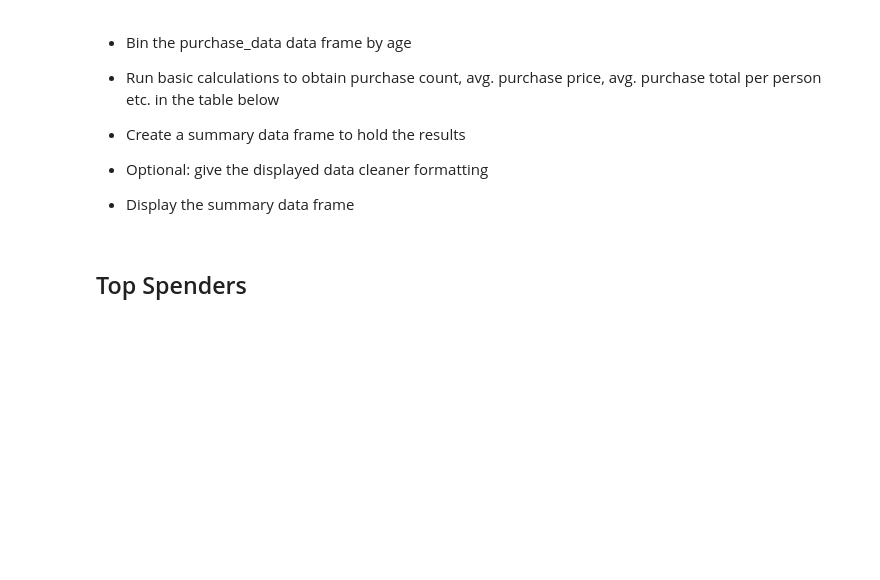
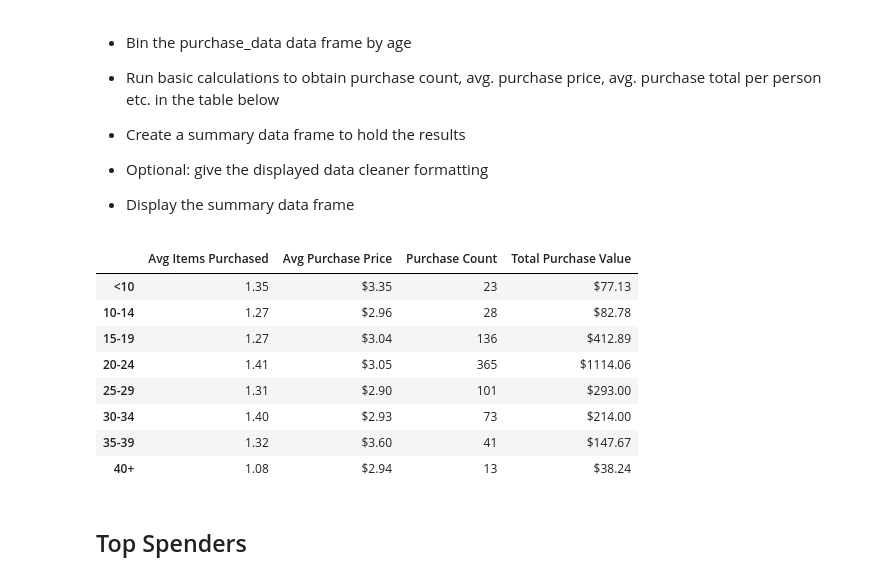
Before and after one commit to jasonmgarner/Personal-GitHub, a Jupyter notebook: Panda_Homework/HeroesOfPymoli/HeroesOfPymoli_starter.ipynb, the cells around one changed output. Saved outputs shown, nothing was run; the diff lists cells and outputs as text; code cells hidden in the pictures; blank space fills up the shorter version.

```diff
--- a/Panda_Homework/HeroesOfPymoli/HeroesOfPymoli_starter.ipynb
+++ b/Panda_Homework/HeroesOfPymoli/HeroesOfPymoli_starter.ipynb
@@ -282,66 +313,92 @@ Sub_Ten_Total = purchase_data.loc[(purchase_data["Age_Group"] == "<10")]
 Sub_Ten_Purchase = len(purchase_data.loc[(purchase_data["Age_Group"] == "<10")])
 Avg_Sub_Ten_Purchases = Sub_Ten_Total["Price"].sum() / Sub_Ten_Purchase
 Avg_Sub_Ten_Total = Sub_Ten_Purchase / Sub_Ten_Count
+Sub_Ten_Total_Purchase_Value = Sub_Ten_Purchase * Avg_Sub_Ten_Purchases
 
 Ten_Count = Dropped_Duplicates.loc[Dropped_Duplicates.Age_Group == '10-14', 'Age_Group'].count()
 Ten_Total = purchase_data.loc[(purchase_data["Age_Group"] == "10-14")]
 Ten_Purchase = len(purchase_data.loc[(purchase_data["Age_Group"] == "10-14")])
 Avg_Ten_Purchases = Ten_Total["Price"].sum() / Ten_Purchase
 Avg_Ten_Total = Ten_Purchase / Ten_Count
+Ten_Total_Purchase_Value = Ten_Purchase * Avg_Ten_Purchases
 
 Fifteen_Count = Dropped_Duplicates.loc[Dropped_Duplicates.Age_Group == '15-19', 'Age_Group'].count()
 Fifteen_Total = purchase_data.loc[(purchase_data["Age_Group"] == "15-19")]
 Fifteen_Purchase = len(purchase_data.loc[(purchase_data["Age_Group"] == "15-19")])
 Avg_Fifteen_Purchases = Fifteen_Total["Price"].sum() / Fifteen_Purchase
 Avg_Fifteen_Total = Fifteen_Purchase / Fifteen_Count
+Fifteen_Total_Purchase_Value = Fifteen_Purchase * Avg_Fifteen_Purchases
 
 Twenty_Count = Dropped_Duplicates.loc[Dropped_Duplicates.Age_Group == '20-24', 'Age_Group'].count()
 Twenty_Total = purchase_data.loc[(purchase_data["Age_Group"] == "20-24")]
 Twenty_Purchase = len(purchase_data.loc[(purchase_data["Age_Group"] == "20-24")])
 Avg_Twenty_Purchases = Twenty_Total["Price"].sum() / Twenty_Purchase
 Avg_Twenty_Total = Twenty_Purchase / Twenty_Count
+Twenty_Total_Purchase_Value = Twenty_Purchase * Avg_Twenty_Purchases
 
 Twenty_Five_Count = Dropped_Duplicates.loc[Dropped_Duplicates.Age_Group == '25-29', 'Age_Group'].count()
 Twenty_Five_Total = purchase_data.loc[(purchase_data["Age_Group"] == "25-29")]
 Twenty_Five_Purchase = len(purchase_data.loc[(purchase_data["Age_Group"] == "25-29")])
 Avg_Twenty_Five_Purchases = Twenty_Five_Total["Price"].sum() / Twenty_Five_Purchase
 Avg_Twenty_Five_Total = Twenty_Five_Purchase / Twenty_Five_Count
+Twenty_Five_Total_Purchase_Value = Twenty_Five_Purchase * Avg_Twenty_Five_Purchases
 
 Thirty_Count = Dropped_Duplicates.loc[Dropped_Duplicates.Age_Group == '30-34', 'Age_Group'].count()
 Thirty_Total = purchase_data.loc[(purchase_data["Age_Group"] == "30-34")]
 Thirty_Purchase = len(purchase_data.loc[(purchase_data["Age_Group"] == "30-34")])
 Avg_Thirty_Purchases = Thirty_Total["Price"].sum() / Thirty_Purchase
 Avg_Thirty_Total = Thirty_Purchase / Thirty_Count
+Thirty_Total_Purchase_Value = Thirty_Purchase * Avg_Thirty_Purchases
 
 Thirty_Five_Count = Dropped_Duplicates.loc[Dropped_Duplicates.Age_Group == '35-39', 'Age_Group'].count()
 Thirty_Five_Total = purchase_data.loc[(purchase_data["Age_Group"] == "35-39")]
 Thirty_Five_Purchase = len(purchase_data.loc[(purchase_data["Age_Group"] == "35-39")])
 Avg_Thirty_Five_Purchases = Thirty_Five_Total["Price"].sum() / Thirty_Five_Purchase
 Avg_Thirty_Five_Total = Thirty_Five_Purchase / Thirty_Five_Count
+Thirty_Five_Total_Purchase_Value = Thirty_Five_Purchase * Avg_Thirty_Five_Purchases
 
 Forty_Count = Dropped_Duplicates.loc[Dropped_Duplicates.Age_Group == '40+', 'Age_Group'].count()
 Forty_Total = purchase_data.loc[(purchase_data["Age_Group"] == "40+")]
 Forty_Purchase = len(purchase_data.loc[(purchase_data["Age_Group"] == "40+")])
 Avg_Forty_Purchases = Forty_Total["Price"].sum() / Forty_Purchase
 Avg_Forty_Total = Forty_Purchase / Forty_Count
+Forty_Total_Purchase_Value = Forty_Purchase * Avg_Forty_Purchases
+
 
 Age_Index = ["<10", "10-14", "15-19", "20-24", "25-29", "30-34", "35-39", "40+"]
 
 Age_Purchases_df = pd.DataFrame({"Purchase Count": [Sub_Ten_Purchase, Ten_Purchase,
                                                         Fifteen_Purchase, Twenty_Purchase,
                                                         Twenty_Five_Purchase, Thirty_Purchase,
                                                         Thirty_Five_Purchase, Forty_Purchase],
                                  "Avg Purchase Price": [Avg_Sub_Ten_Purchases, Avg_Ten_Purchases,
                                                          Avg_Fifteen_Purchases, Avg_Twenty_Purchases,
                                                          Avg_Twenty_Five_Purchases, Avg_Thirty_Purchases,
                                                          Avg_Thirty_Five_Purchases, Avg_Forty_Purchases],
-                                 "Avg Purchase Total": [Avg_Sub_Ten_Total, Avg_Ten_Total, Avg_Fifteen_Total,
+                                 "Avg Items Purchased": [Avg_Sub_Ten_Total, Avg_Ten_Total, Avg_Fifteen_Total,
                                                         Avg_Twenty_Total, Avg_Twenty_Five_Total, Avg_Thirty_Total,
-                                                        Avg_Thirty_Five_Total, Avg_Forty_Total]}, index=Age_Index)
+                                                        Avg_Thirty_Five_Total, Avg_Forty_Total],
+                                "Total Purchase Value": [Sub_Ten_Total_Purchase_Value, Ten_Total_Purchase_Value,
+                                                         Fifteen_Total_Purchase_Value, Twenty_Total_Purchase_Value,
+                                                         Twenty_Five_Total_Purchase_Value, Thirty_Total_Purchase_Value,
+                                                         Thirty_Five_Total_Purchase_Value, Forty_Total_Purchase_Value]},
+                                                         index=Age_Index)
 
-Age_Purchases_df["Avg Purchase Total"] = Age_Purchases_df["Avg Purchase Total"].map("{:.2f}".format)
+Age_Purchases_df["Avg Items Purchased"] = Age_Purchases_df["Avg Items Purchased"].map("{:.2f}".format)
+Age_Purchases_df["Avg Purchase Price"] = Age_Purchases_df["Avg Purchase Price"].map("${:.2f}".format)
+Age_Purchases_df["Total Purchase Value"] = Age_Purchases_df["Total Purchase Value"].map("${:.2f}".format)
 
 Age_Purchases_df
+# %% [output]
+|  | Avg Items Purchased | Avg Purchase Price | Purchase Count | Total Purchase Value |
+| <10 | 1.35 | $3.35 | 23 | $77.13 |
+| 10-14 | 1.27 | $2.96 | 28 | $82.78 |
+| 15-19 | 1.27 | $3.04 | 136 | $412.89 |
+| 20-24 | 1.41 | $3.05 | 365 | $1114.06 |
+| 25-29 | 1.31 | $2.90 | 101 | $293.00 |
+| 30-34 | 1.40 | $2.93 | 73 | $214.00 |
+| 35-39 | 1.32 | $3.60 | 41 | $147.67 |
+| 40+ | 1.08 | $2.94 | 13 | $38.24 |
 # %% [markdown]
 ## Top Spenders
 # %% [markdown]
```
Also changed, not shown: parts of 7 cells of this notebook.
